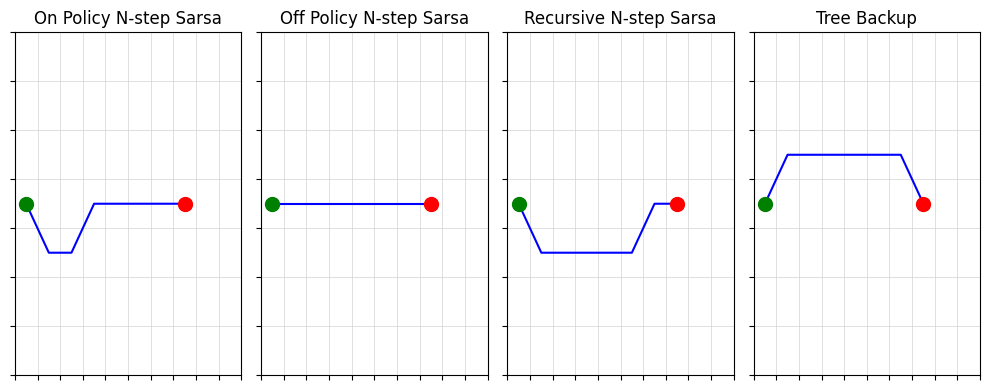
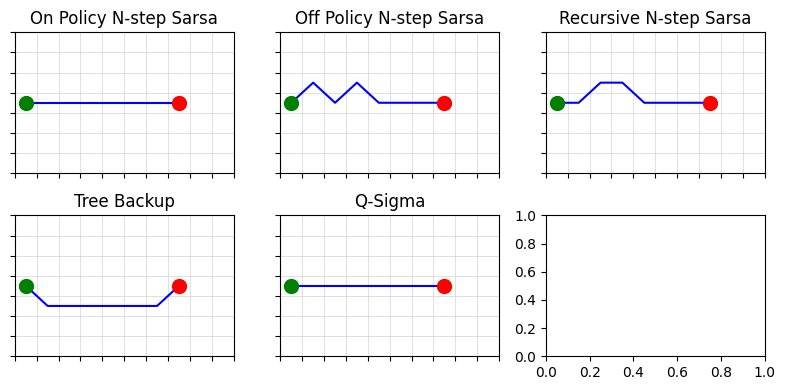
The change to this notebook cell's code, shown as a diff; its figure went from the first image to the second:
--- before
+++ after
@@ -16,9 +16,10 @@
 
 # plot grid
-fig, axs = plt.subplots(1, 4, figsize=(10, 4))
-plot_result(axs[0], "On Policy N-step Sarsa", path_on_policy)
-plot_result(axs[1], "Off Policy N-step Sarsa", path_off_policy)
-plot_result(axs[2], "Recursive N-step Sarsa", path_recursive)
-plot_result(axs[3], "Tree Backup", path_tree_backup)
+fig, axs = plt.subplots(2, 3, figsize=(8, 4))
+plot_result(axs[0, 0], "On Policy N-step Sarsa", path_on_policy)
+plot_result(axs[0, 1], "Off Policy N-step Sarsa", path_off_policy)
+plot_result(axs[0, 2], "Recursive N-step Sarsa", path_recursive)
+plot_result(axs[1, 0], "Tree Backup", path_tree_backup)
+plot_result(axs[1, 1], "Q-Sigma", path_qsigma)
 plt.tight_layout()
 plt.show()

Commit: feat: NstepTDQSigma